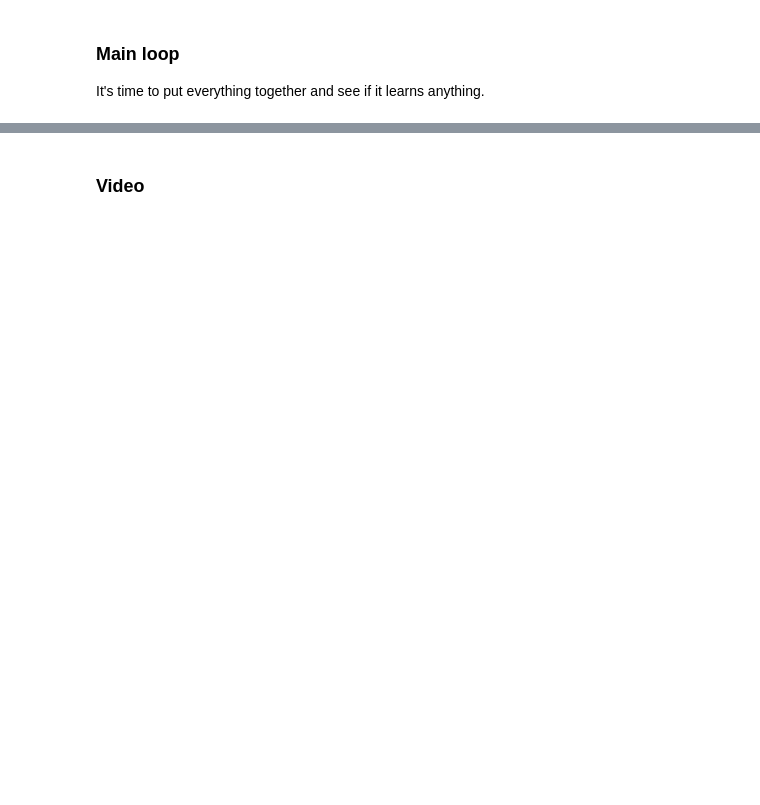
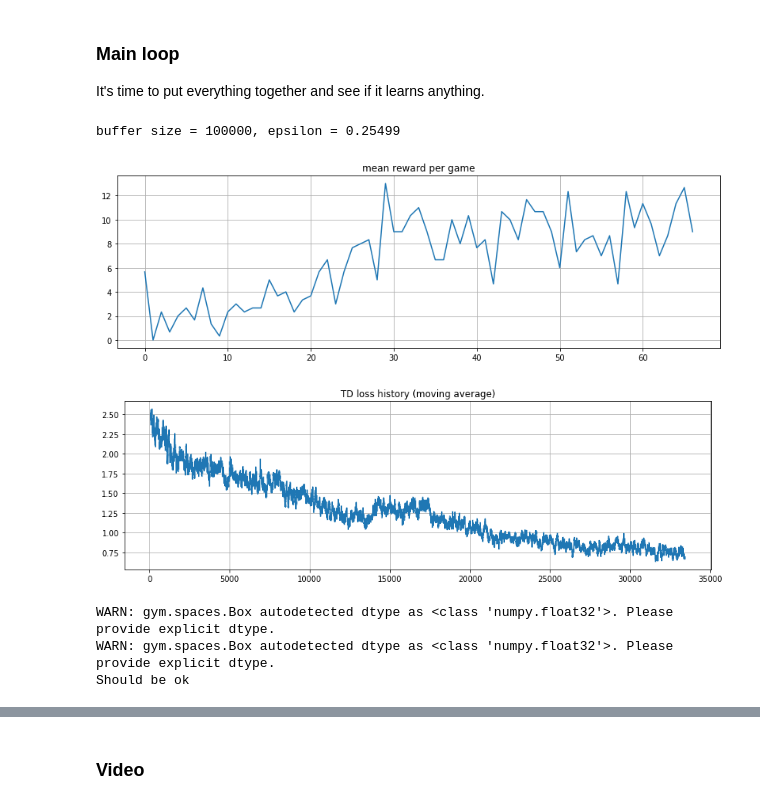
Before and after one commit to FlipWebApps/reinforcement-learning-playground, a Jupyter notebook: courses/Practical_RL-coursera/week4_approx/dqn_atari.ipynb, the cells around one changed output, grey strips where cells are left out. Cells and saved outputs as stored; diff of their text form; code cells hidden in the pictures; blank space fills up the shorter version.

```diff
--- a/courses/Practical_RL-coursera/week4_approx/dqn_atari.ipynb
+++ b/courses/Practical_RL-coursera/week4_approx/dqn_atari.ipynb
@@ -290,10 +327,15 @@ def load_weigths_into_target_network(agent, target_network):
     assigns = []
     for w_agent, w_target in zip(agent.weights, target_network.weights):
         assigns.append(tf.assign(w_target, w_agent, validate_shape=True))
-    tf.get_default_session().run(assigns)
+    # tf.get_default_session().run(assigns)
+    return assigns
 # %%
-load_weigths_into_target_network(agent, target_network)
+# create the tf copy graph only once.
+copy_step = load_weigths_into_target_network(agent, target_network)
+sess.run(copy_step)
 
 # check that it works
 sess.run([tf.assert_equal(w, w_target) for w, w_target in zip(agent.weights, target_network.weights)]);
 print("It works!")
+
+# use sess.run(copy_step) whenever we want to copy the agent weights to the target_network weights!
@@ -330,13 +374,13 @@ Where
 * $\gamma$ is a discount factor defined two cells above.
 # %%
 # compute q-values for NEXT states with target network
-next_qvalues_target = <YOUR CODE>
+next_qvalues_target = target_network.get_symbolic_qvalues(next_obs_ph)
 
 # compute state values by taking max over next_qvalues_target for all actions
-next_state_values_target = <YOUR CODE>
+next_state_values_target = tf.reduce_max(next_qvalues_target, axis=-1)
 
 # compute Q_reference(s,a) as per formula above.
-reference_qvalues = <YOUR CODE>
+reference_qvalues = rewards_ph + gamma*next_state_values_target*is_not_done
 
 # Define loss function for sgd.
 td_loss = (current_action_qvalues - reference_qvalues) ** 2
@@ -381,37 +434,52 @@ def sample_batch(exp_replay, batch_size):
         next_obs_ph:next_obs_batch, is_done_ph:is_done_batch
     }
 # %%
-for i in trange(10**5):
+for i in trange(500000):
 
     # play
     play_and_record(agent, env, exp_replay, 10)
 
     # train
-    _, loss_t = sess.run([train_step, td_loss], sample_batch(exp_replay, batch_size=64))
+    _, loss_t = sess.run([train_step, td_loss], sample_batch(exp_replay, batch_size=128))
     td_loss_history.append(loss_t)
 
     # adjust agent parameters
     if i % 500 == 0:
-        load_weigths_into_target_network(agent, target_network)
+        #copy_step = load_weigths_into_target_network(agent, target_network)
+        sess.run(copy_step)
+
         agent.epsilon = max(agent.epsilon * 0.99, 0.01)
         mean_rw_history.append(evaluate(make_env(), agent, n_games=3))
+
+        # early stopping when goal is met
+        if np.mean(mean_rw_history[-10:]) > 10:
+            print('Should be ok')
+            break
 
     if i % 100 == 0:
         clear_output(True)
         print("buffer size = %i, epsilon = %.5f" % (len(exp_replay), agent.epsilon))
 
+        plt.figure(figsize=[30, 4])
         plt.subplot(1,2,1)
         plt.title("mean reward per game")
         plt.plot(mean_rw_history)
         plt.grid()
 
         assert not np.isnan(loss_t)
-        plt.figure(figsize=[12, 4])
+        plt.figure(figsize=[30, 4])
         plt.subplot(1,2,2)
         plt.title("TD loss history (moving average)")
         plt.plot(moving_average(np.array(td_loss_history), span=100, min_periods=100))
         plt.grid()
         plt.show()
+# %% [output]
+buffer size = 100000, epsilon = 0.25499
+[figure, added]
+[figure, added]
+WARN: gym.spaces.Box autodetected dtype as <class 'numpy.float32'>. Please provide explicit dtype.
+WARN: gym.spaces.Box autodetected dtype as <class 'numpy.float32'>. Please provide explicit dtype.
+Should be ok
 # %%
 assert np.mean(mean_rw_history[-10:]) > 10.
 print("That's good enough for tutorial.")
```
Also changed, not shown: parts of 23 cells of this notebook, 8 other files.
